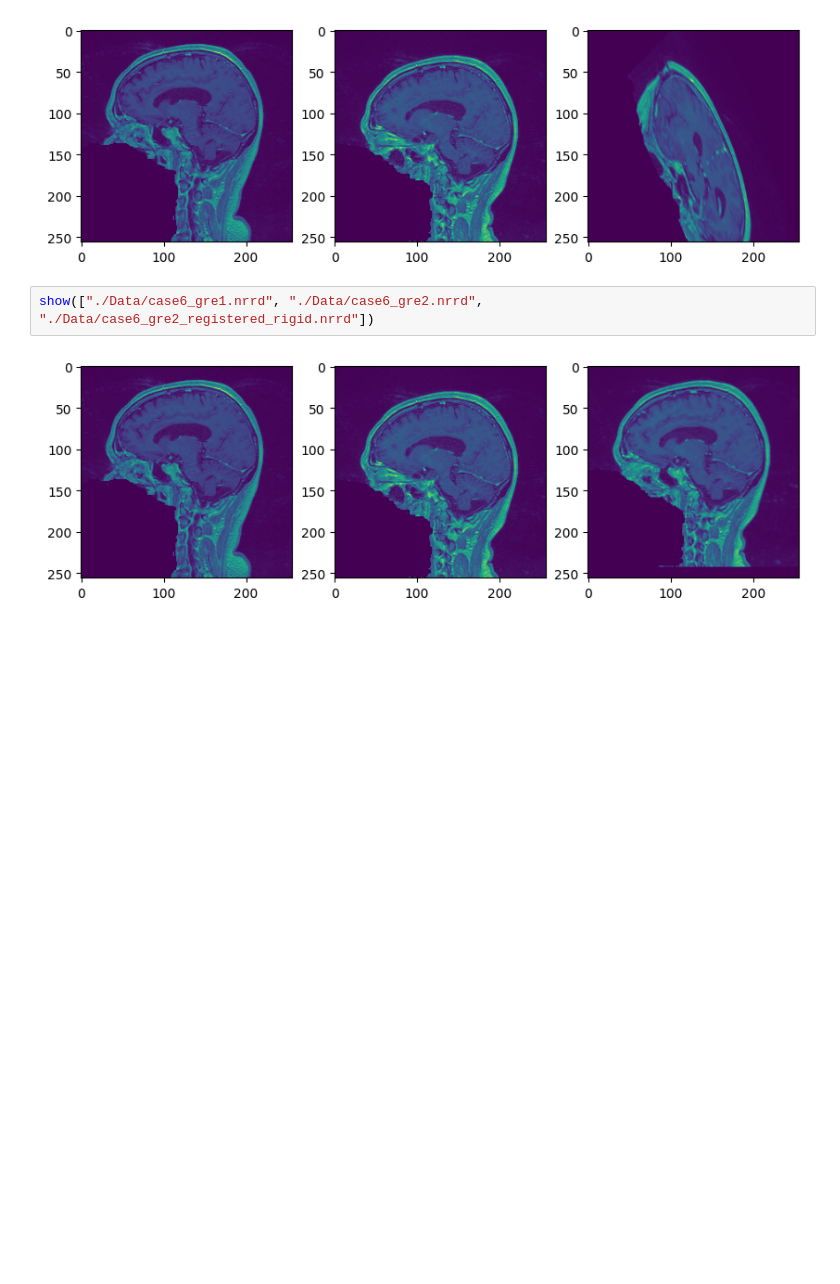
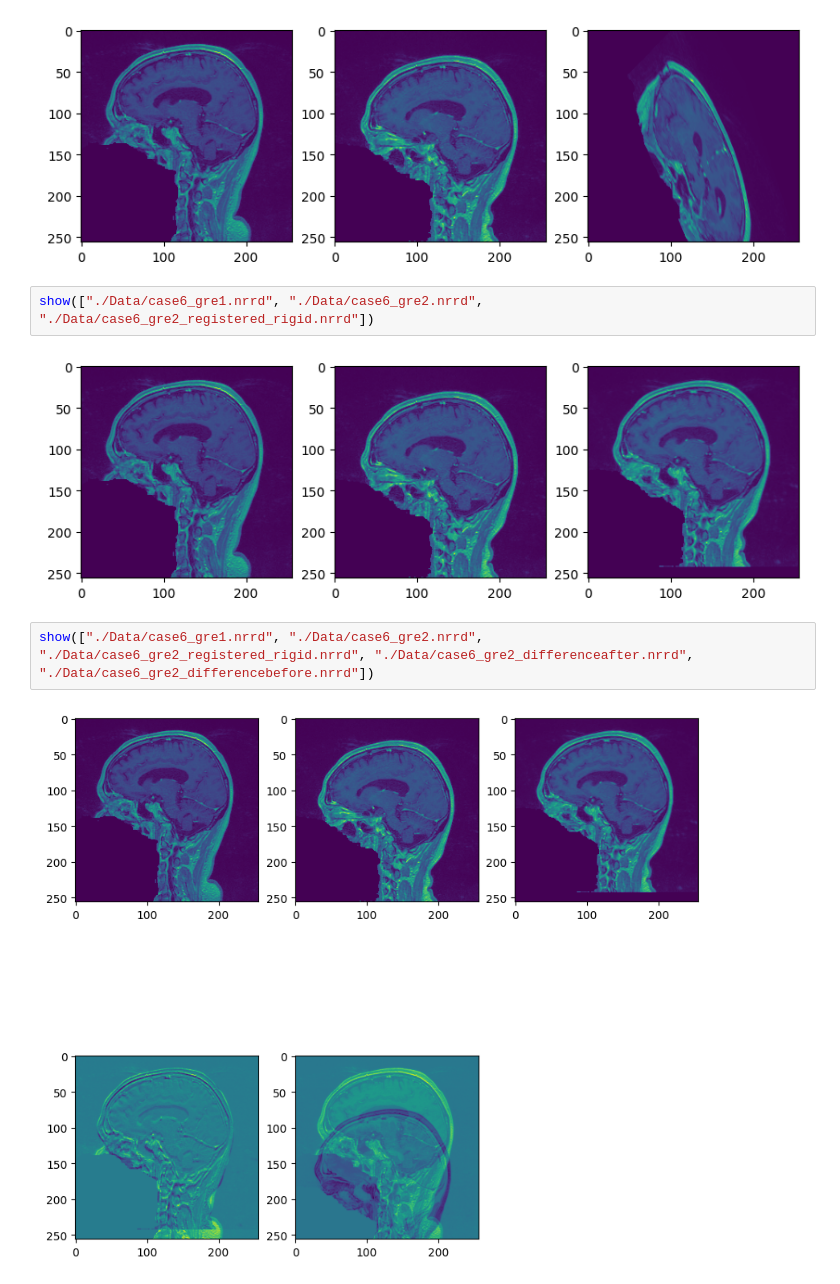
Before and after one commit to Sevenudeloin/VITK-turbo-lamp, a Jupyter notebook: Axelle_Tests.ipynb, the cells around one changed output. Drawn from its saved outputs; the diff is of its cells as text; blank space fills up the shorter version.

Commit message:
fix: rigidTransform + difference

```diff
--- a/Axelle_Tests.ipynb
+++ b/Axelle_Tests.ipynb
@@ -281,3 +312,7 @@ show(["./Data/case6_gre1.nrrd", "./Data/case6_gre2.nrrd", "./Data/case6_gre2_reg
 show(["./Data/case6_gre1.nrrd", "./Data/case6_gre2.nrrd", "./Data/case6_gre2_registered_rigid.nrrd"])
 # %% [output]
 [figure]
+# %%
+show(["./Data/case6_gre1.nrrd", "./Data/case6_gre2.nrrd", "./Data/case6_gre2_registered_rigid.nrrd", "./Data/case6_gre2_differenceafter.nrrd", "./Data/case6_gre2_differencebefore.nrrd"])
+# %% [output]
+[figure, added]
```
Also changed, not shown: parts of 2 cells of this notebook.
